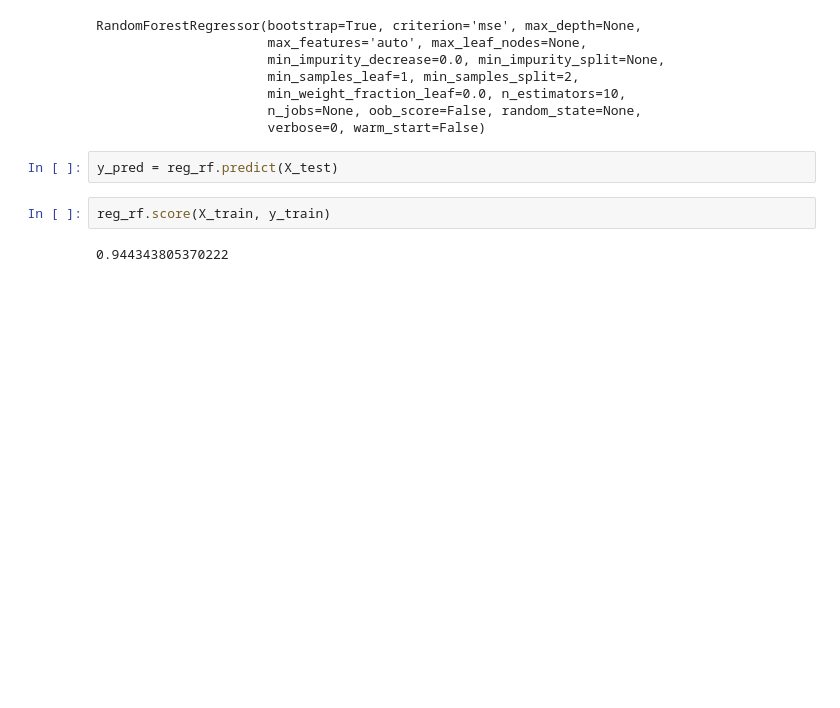
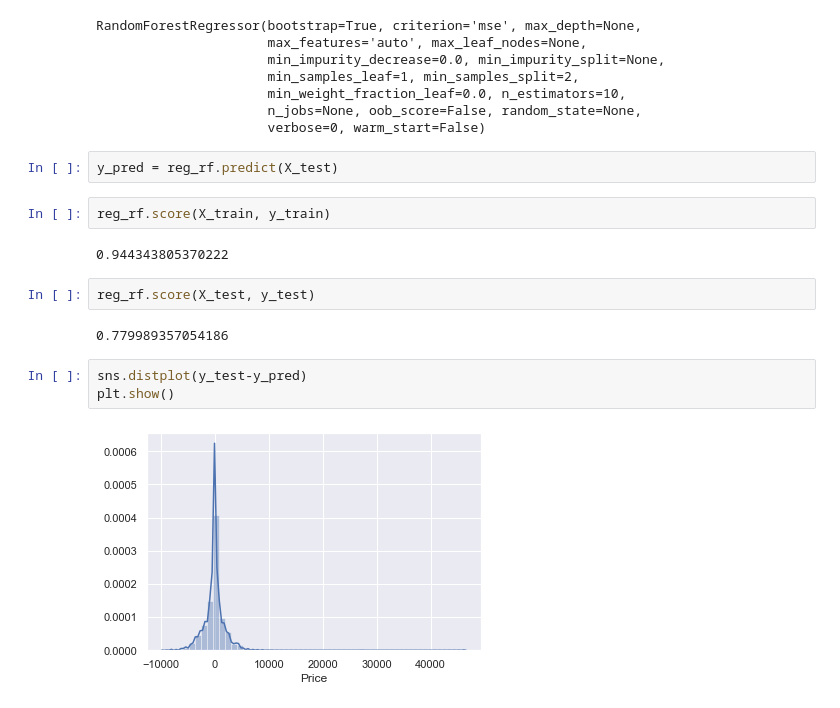
Before and after one commit to shashank9046/Flight-Price-Prediction, a Jupyter notebook: Untitled.ipynb, the cells around one changed output. Cells and saved outputs as stored; diff of their text form; blank space fills up the shorter version.

```diff
--- a/Untitled.ipynb
+++ b/Untitled.ipynb
@@ -590,3 +590,12 @@ y_pred = reg_rf.predict(X_test)
 reg_rf.score(X_train, y_train)
 # %% [output]
 0.944343805370222
+# %%
+reg_rf.score(X_test, y_test)
+# %% [output]
+0.779989357054186
+# %%
+sns.distplot(y_test-y_pred)
+plt.show()
+# %% [output]
+[figure, added]
```
Also changed, not shown: parts of 5 cells of this notebook.
